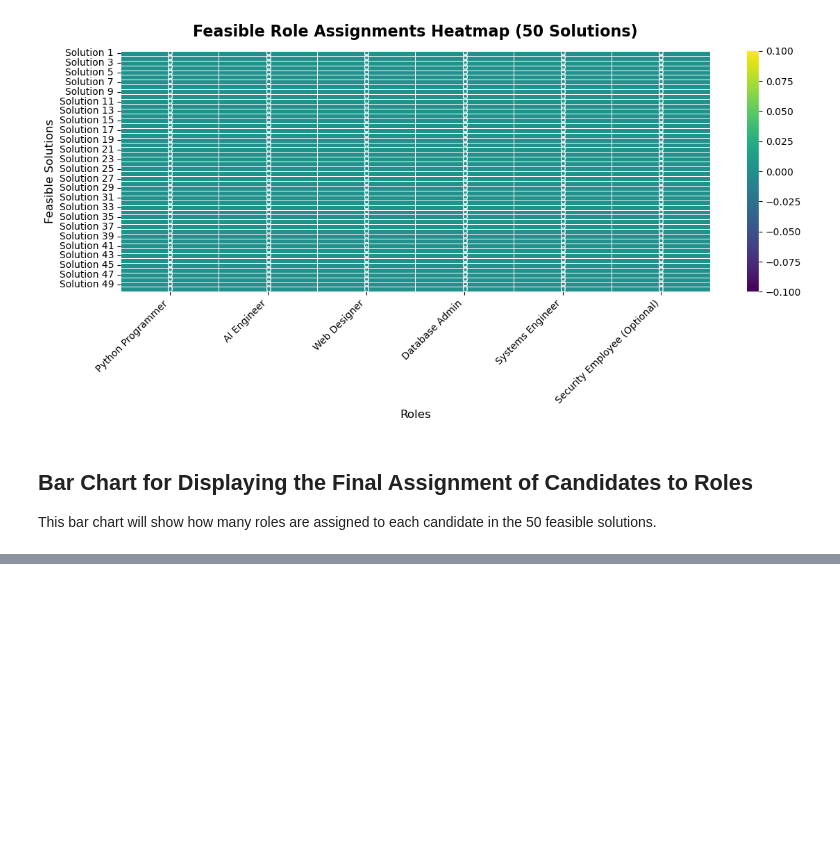
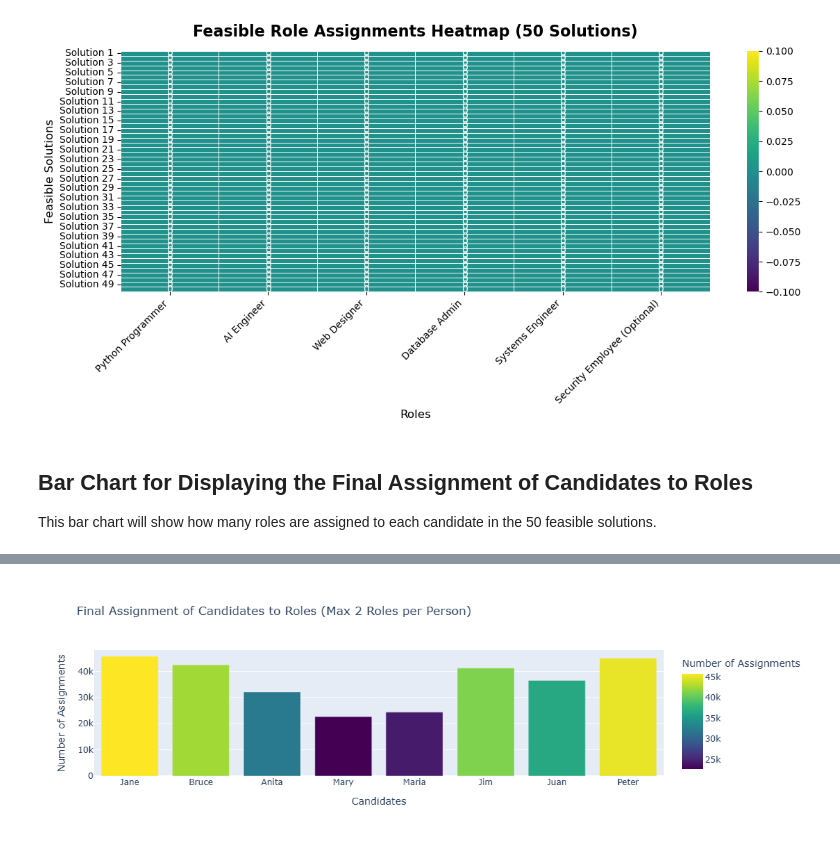
Before and after one commit to missalexityy/ca2-integrated-2021258, a Jupyter notebook: AlessandraCaballero_AI_DV_ICA.ipynb, the cells around one changed output, grey strips where cells are left out. Saved outputs shown, nothing was run; the diff lists cells and outputs as text; code cells hidden in the pictures; blank space fills up the shorter version.

Commit message:
Interactive Visualisation

```diff
--- a/AlessandraCaballero_AI_DV_ICA.ipynb
+++ b/AlessandraCaballero_AI_DV_ICA.ipynb
@@ -1074,0 +1107,75 @@ plt.show()
+# %%
+import pandas as pd
+import plotly.express as px
+from constraint import Problem
+from collections import Counter
+
+#Define the roles and their candidate list
+roles = {
+    "Python Programmer": ["Peter", "Bruce", "Jane"],
+    "AI Engineer": ["Peter", "Juan", "Jim", "Anita", "Maria"],
+    "Web Designer": ["Juan", "Mary", "Anita"],
+    "Database Admin": ["Jim", "Jane"],
+    "Systems Engineer": ["Juan", "Jim", "Mary", "Bruce"],
+    "Security Employee (Optional)": ["Maria", "Mary"]
+}
+
+role_requirements = {
+    "Python Programmer": 3,
+    "AI Engineer": 3,
+    "Web Designer": 1,
+    "Database Admin": 1,
+    "Systems Engineer": 1,
+    "Security Employee (Optional)": 0  #Optional role
+}
+
+#Function to apply the constraint and solve the problem
+def solve_csp(max_roles=2):  # Set max_roles to 2 by default
+    # Create the CSP problem
+    problem = Problem()
+
+    #Add variables and their domains
+    for role, candidates in roles.items():
+        problem.addVariables([f"{role} {i+1}" for i in range(role_requirements[role])], candidates)
+
+    #Define the constraint (max `max_roles` per person)
+    def max_roles_constraint(*assignments):
+        counts = Counter(assignments)
+        return all(count <= max_roles for count in counts.values())
+
+    #Apply the constraint to the problem
+    problem.addConstraint(max_roles_constraint, problem._variables)
+
+    #Get the solutions
+    solutions = problem.getSolutions()
+
+    #Create a list of feasible assignments
+    feasible_assignments = [
+        {role: candidate for role, candidate in solution.items()}
+        for solution in solutions
+    ]
+
+    #Create a DataFrame to display the number of assignments per candidate
+    final_assignment = {}
+    for solution in feasible_assignments:
+        for role, candidate in solution.items():
+            final_assignment[candidate] = final_assignment.get(candidate, 0) + 1
+
+    #Create a DataFrame for visualizing the number of assignments
+    df = pd.DataFrame(list(final_assignment.items()), columns=["Candidate", "Assignments"])
+
+    #Create an interactive bar chart using Plotly
+    fig = px.bar(df, x="Candidate", y="Assignments",
+                 title=f"Final Assignment of Candidates to Roles (Max {max_roles} Roles per Person)",
+                 labels={"Assignments": "Number of Assignments", "Candidate": "Candidates"},
+                 color="Assignments", color_continuous_scale="Viridis")
+
+    fig.update_layout(xaxis_title="Candidates", yaxis_title="Number of Assignments",
+                      showlegend=False)
+
+    fig.show()
+
+#Change the max_roles value here and rerun the cell to test alternate scenarios
+solve_csp(max_roles=2)
+# %% [output]
+[figure, added]
```
Also changed, not shown: parts of 6 cells of this notebook.
